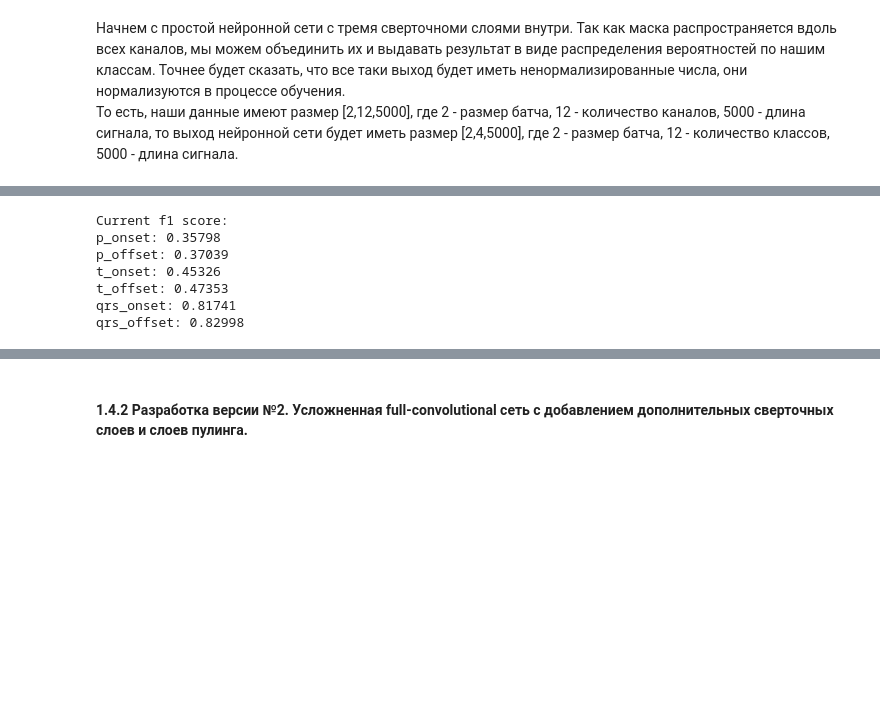
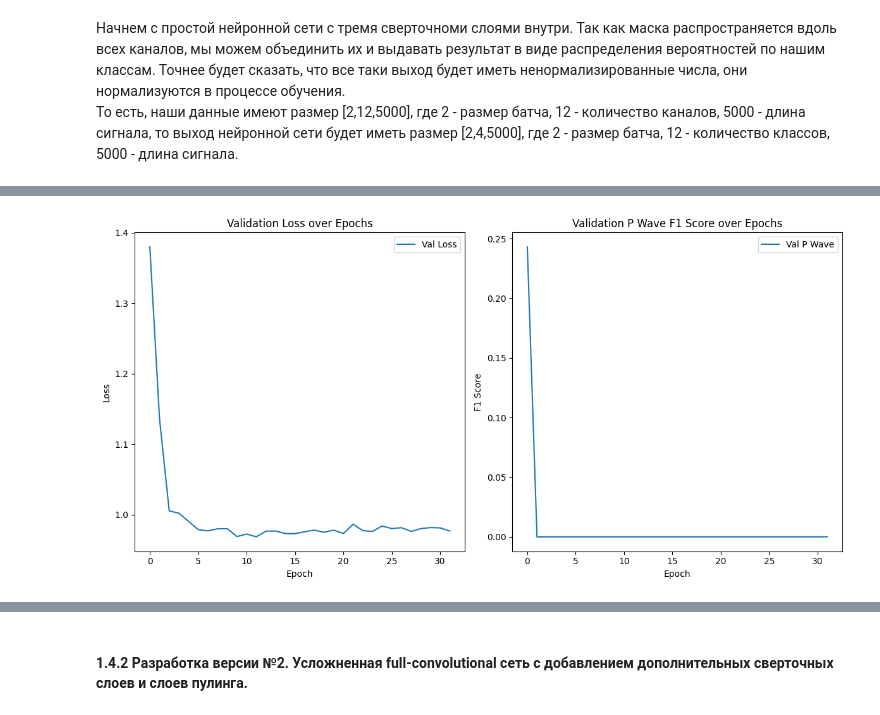
Before and after one commit to Meshford/MasterDiploma, a Jupyter notebook: Diplom_notebook.ipynb, the cells around one changed output, grey strips where cells are left out. Saved outputs shown, nothing was run; the diff lists cells and outputs as text; code cells hidden in the pictures; blank space fills up the shorter version.

```diff
--- a/Diplom_notebook.ipynb
+++ b/Diplom_notebook.ipynb
@@ -421,7 +308,6 @@ def print_information_about_model(model, batch_size, num_channels, length):
 Начнем с простой нейронной сети с тремя сверточноми слоями внутри. Так как маска распространяется вдоль всех каналов, мы можем объединить их и выдавать результат в виде распределения вероятностей по нашим классам. Точнее будет сказать, что все таки выход будет иметь ненормализированные числа, они нормализуются в процессе обучения.
 То есть, наши данные имеют размер [2,12,5000], где 2 - размер батча, 12 - количество каналов, 5000 - длина сигнала, то выход нейронной сети будет иметь размер [2,4,5000], где 2 - размер батча, 12 - количество классов, 5000 - длина сигнала.
 # %%
-device = torch.device("cuda" if torch.cuda.is_available() else "cpu")
 class SegmentationNetwork(nn.Module):
     def __init__(self, num_channels, num_classes):
         super(SegmentationNetwork, self).__init__()
@@ -435,16 +321,13 @@ class SegmentationNetwork(nn.Module):
         x = self.conv3(x)
         return x
 
-# Пример использования
-batch_size = 2
-num_channels = 12
-length = 5000
-num_classes = 4
+
 
 # Создание модели
-model = SegmentationNetwork(num_channels, num_classes).to(device)
+model = SegmentationNetwork(num_channels, num_classes)
 
-print_information_about_model(model, batch_size, num_channels, length)
+print_information_about_model(model.to(device), batch_size, num_channels, length)
+model = NNModule(model)
 # %% [output]
 Размер входа: torch.Size([2, 12, 5000])
 Размер выхода: torch.Size([2, 4, 5000])
@@ -468,4 +351,15 @@ Inference Time: 0.0014229 seconds
 # %%
 # Тренировка модели
-train(model, train_loader, val_loader)
+now = datetime.now().strftime('%d.%m.%Y_%H:%M:%S')
+checkpoint = ModelCheckpoint(dirpath=f'hdd/models_{now}',
+                             filename='{epoch}_{val_p_wave:.6f}',
+                             monitor='val_p_wave',
+                             save_top_k=20,
+                             mode='max')
+
+early_stopping = EarlyStopping(monitor='val_loss',
+                               patience=20)
+
+trainer = Trainer(max_epochs=150, callbacks=[checkpoint, early_stopping], log_every_n_steps=5, enable_progress_bar=False)
+trainer.fit(model, train_loader, val_loader)
 # %% [output]
@@ -489,10 +398,4 @@ Total training time: 35.02 seconds
 # %%
-print_metric(model, test_loader)
+model.plot_metrics()
 # %% [output]
-Current f1 score:
-p_onset: 0.35798
-p_offset: 0.37039
-t_onset: 0.45326
-t_offset: 0.47353
-qrs_onset: 0.81741
-qrs_offset: 0.82998
+[figure, added]
```
Also changed, not shown: parts of 84 cells of this notebook.
